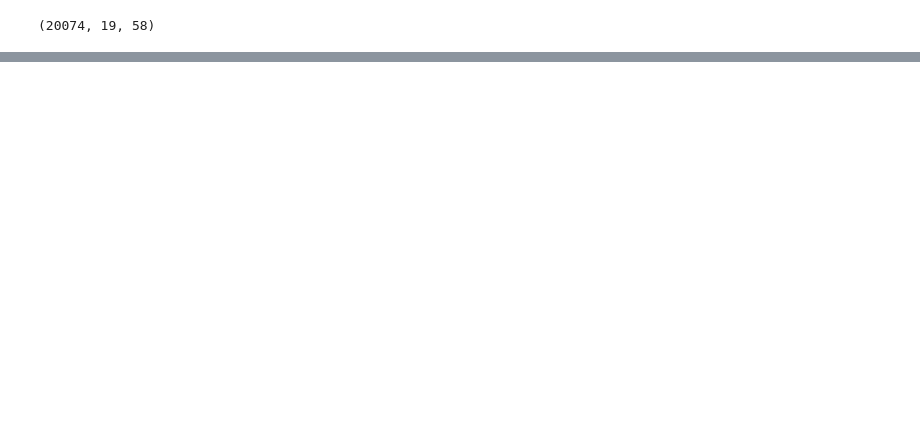
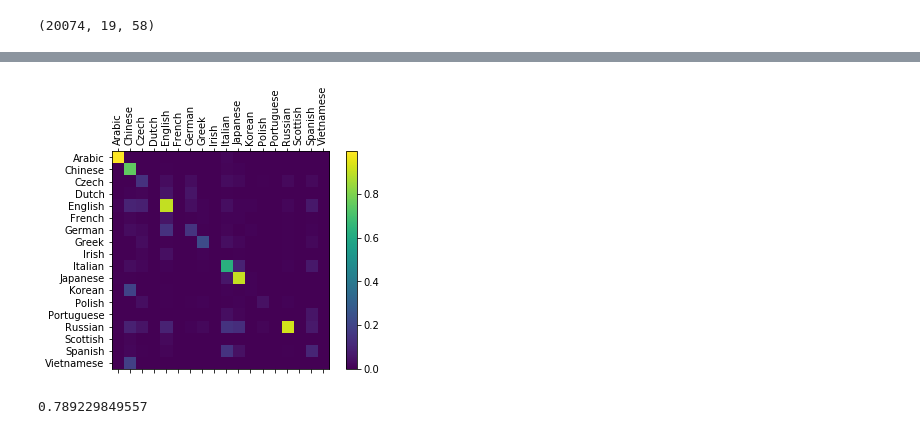
Before and after one commit to pilipolio/python-ml-notebooks, a Jupyter notebook: RNN-LSTM/Nationality of surnames by RNN.ipynb, the cells around one changed output, grey strips where cells are left out. Drawn from its saved outputs; the diff is of its cells as text; code cells hidden in the pictures; blank space fills up the shorter version.

Commit message:
Confusion and accuracy

```diff
--- a/RNN-LSTM/Nationality of surnames by RNN.ipynb
+++ b/RNN-LSTM/Nationality of surnames by RNN.ipynb
@@ -193,3 +244,39 @@ Epoch 10/10
+# %%
+import matplotlib.pyplot as plt
+import matplotlib.ticker as ticker
+%matplotlib inline
+
+# Keep track of correct guesses in a confusion matrix
+confusion = np.zeros((n_categories, n_categories))
+
+predicted_targets = model.predict(training_seqs, verbose=0)
+
+for target_index, predicted_index in zip(targets.argmax(axis=1), predicted_targets.argmax(axis=1)):
+    confusion[target_index][predicted_index] += 1
+
+row_normalised_confusion = (confusion / confusion.sum(axis=1))
+
+# Set up plot
+fig = plt.figure()
+ax = fig.add_subplot(111)
+cax = ax.matshow(row_normalised_confusion)
+fig.colorbar(cax)
+
+# Set up axes
+ax.set_xticklabels([''] + all_categories, rotation=90)
+ax.set_yticklabels([''] + all_categories)
+
+# Force label at every tick
+ax.xaxis.set_major_locator(ticker.MultipleLocator(1))
+ax.yaxis.set_major_locator(ticker.MultipleLocator(1))
+
+plt.show()
+# %% [output]
+[figure, added]
+# %%
+print(confusion.diagonal().sum() / confusion.sum())
+# %% [output]
+0.789229849557
 # %%
 def predict_nationality(name):
     result = model.predict(np.array([lineToTensor(name)]), verbose=0)
```
Also changed, not shown: parts of 17 cells of this notebook.
